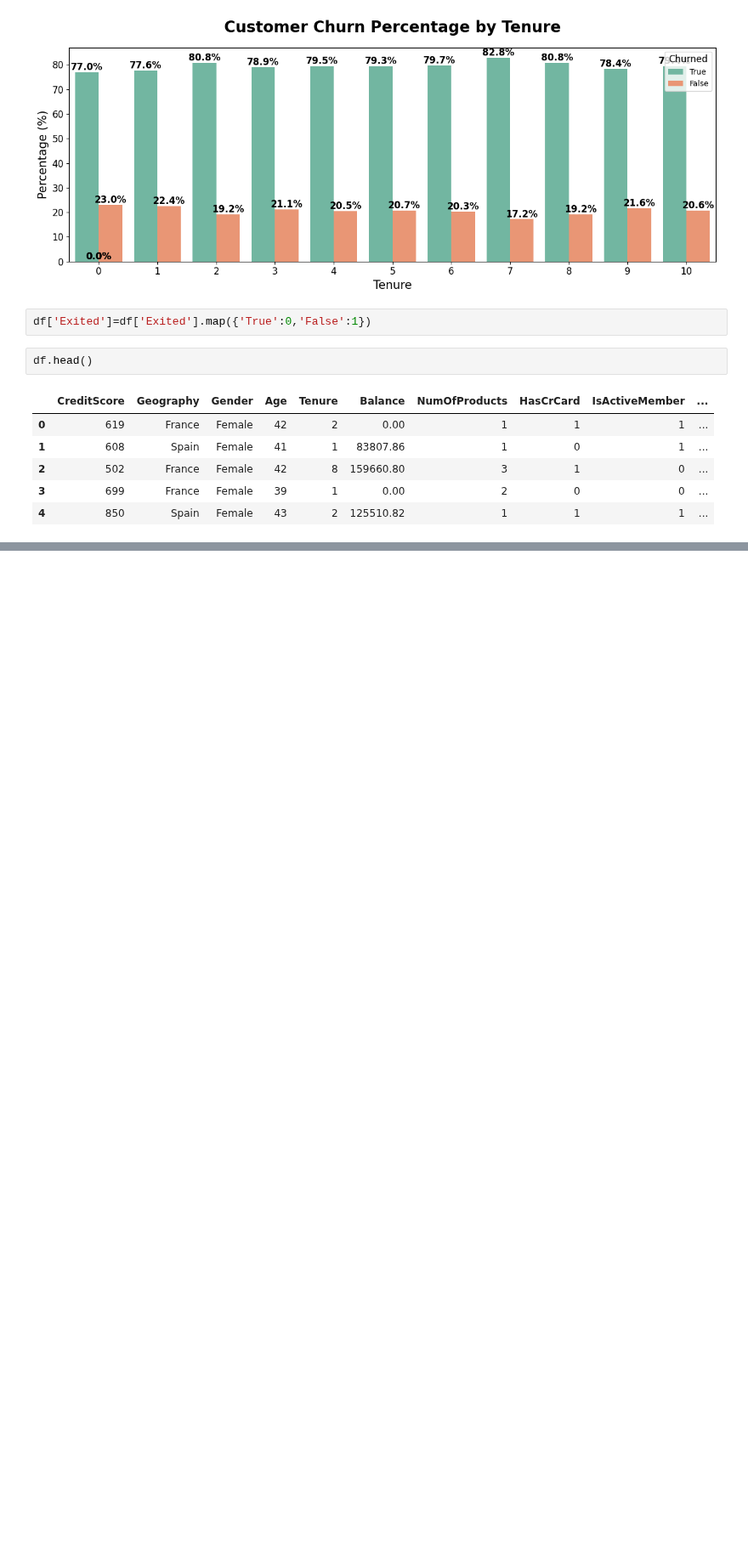
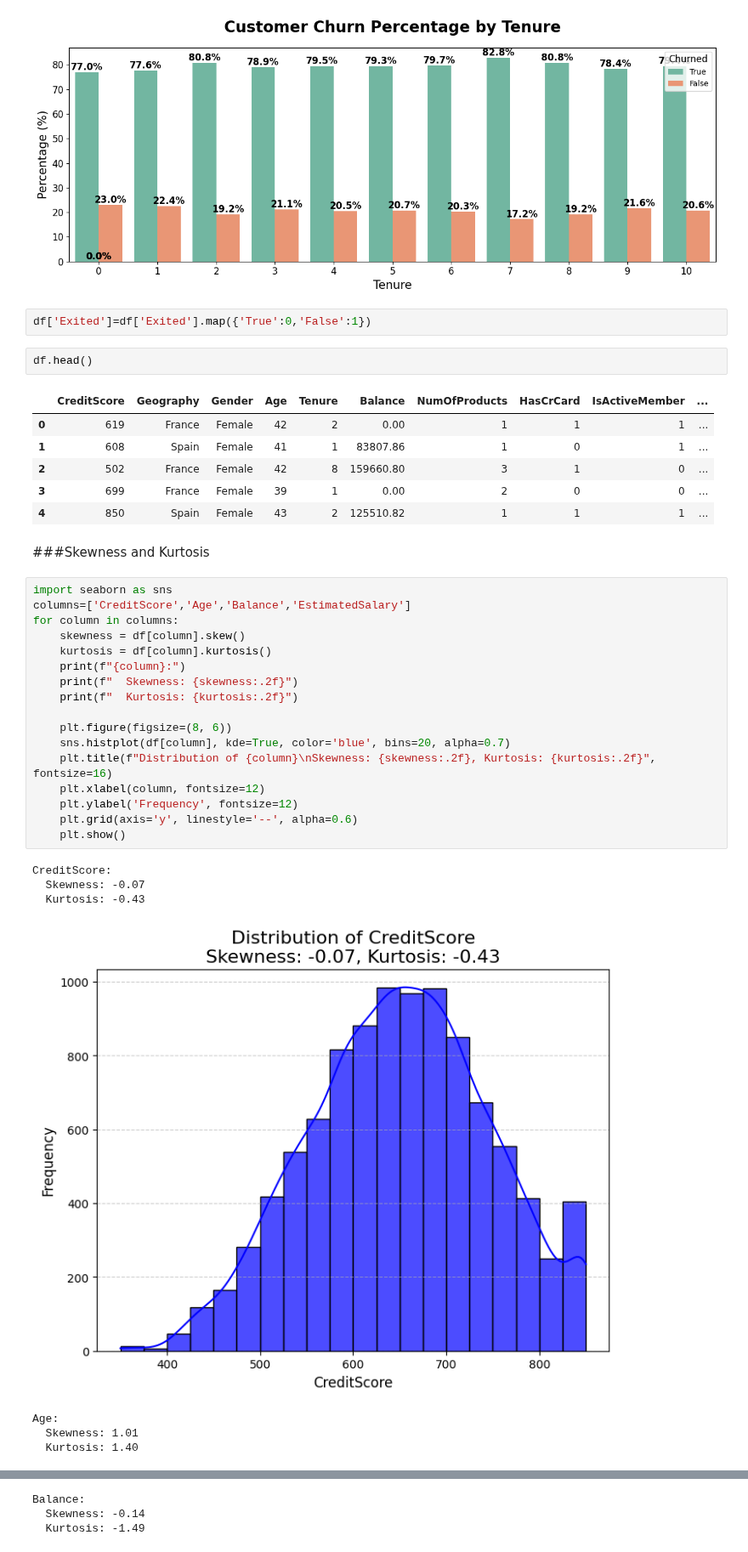
Before and after one commit to Farazmghm/Portfolio, a Jupyter notebook: bank_churn_analysis_and_Prediction.ipynb, the cells around one changed output, grey strips where cells are left out. Shown at 85% size. Saved outputs shown, nothing was run; the diff lists cells and outputs as text; blank space fills up the shorter version.

Commit message:
distribution

```diff
--- a/bank_churn_analysis_and_Prediction.ipynb
+++ b/bank_churn_analysis_and_Prediction.ipynb
@@ -263,3 +263,30 @@ df.head()
 | 2 | 502 | France | Female | 42 | 8 | 159660.80 | 3 | 1 | 0 | ... |
 | 3 | 699 | France | Female | 39 | 1 | 0.00 | 2 | 0 | 0 | ... |
 | 4 | 850 | Spain | Female | 43 | 2 | 125510.82 | 1 | 1 | 1 | ... |
+# %% [markdown]
+###Skewness and Kurtosis
+# %%
+import seaborn as sns
+columns=['CreditScore','Age','Balance','EstimatedSalary']
+for column in columns:
+    skewness = df[column].skew()
+    kurtosis = df[column].kurtosis()
+    print(f"{column}:")
+    print(f"  Skewness: {skewness:.2f}")
+    print(f"  Kurtosis: {kurtosis:.2f}")
+
+    plt.figure(figsize=(8, 6))
+    sns.histplot(df[column], kde=True, color='blue', bins=20, alpha=0.7)
+    plt.title(f"Distribution of {column}\nSkewness: {skewness:.2f}, Kurtosis: {kurtosis:.2f}", fontsize=16)
+    plt.xlabel(column, fontsize=12)
+    plt.ylabel('Frequency', fontsize=12)
+    plt.grid(axis='y', linestyle='--', alpha=0.6)
+    plt.show()
+# %% [output]
+CreditScore:
+  Skewness: -0.07
+  Kurtosis: -0.43
+[figure, added]
+Age:
+  Skewness: 1.01
+  Kurtosis: 1.40
@@ -265,0 +294,3 @@ df.head()
+Balance:
+  Skewness: -0.14
+  Kurtosis: -1.49
```
Also changed, not shown: parts of 1 cell of this notebook.
